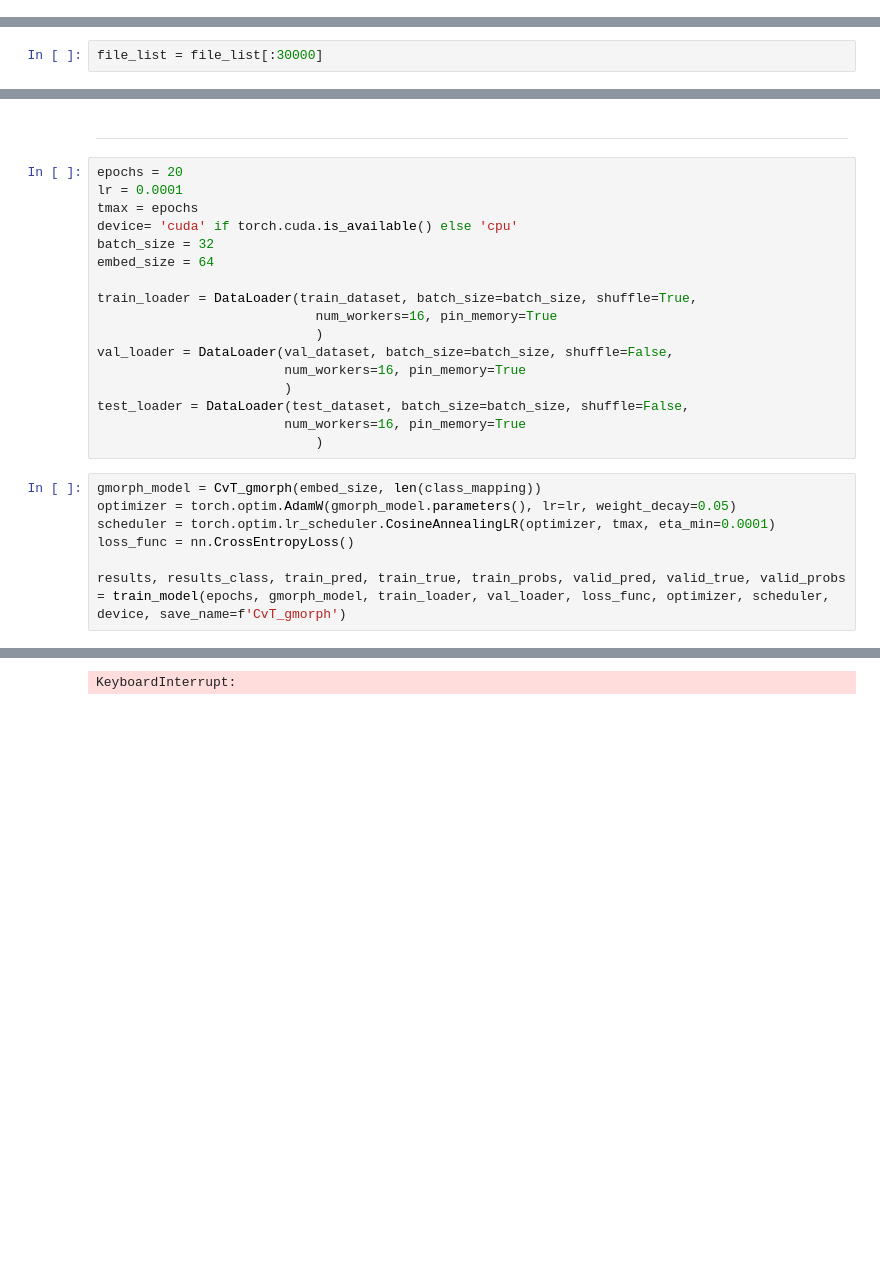
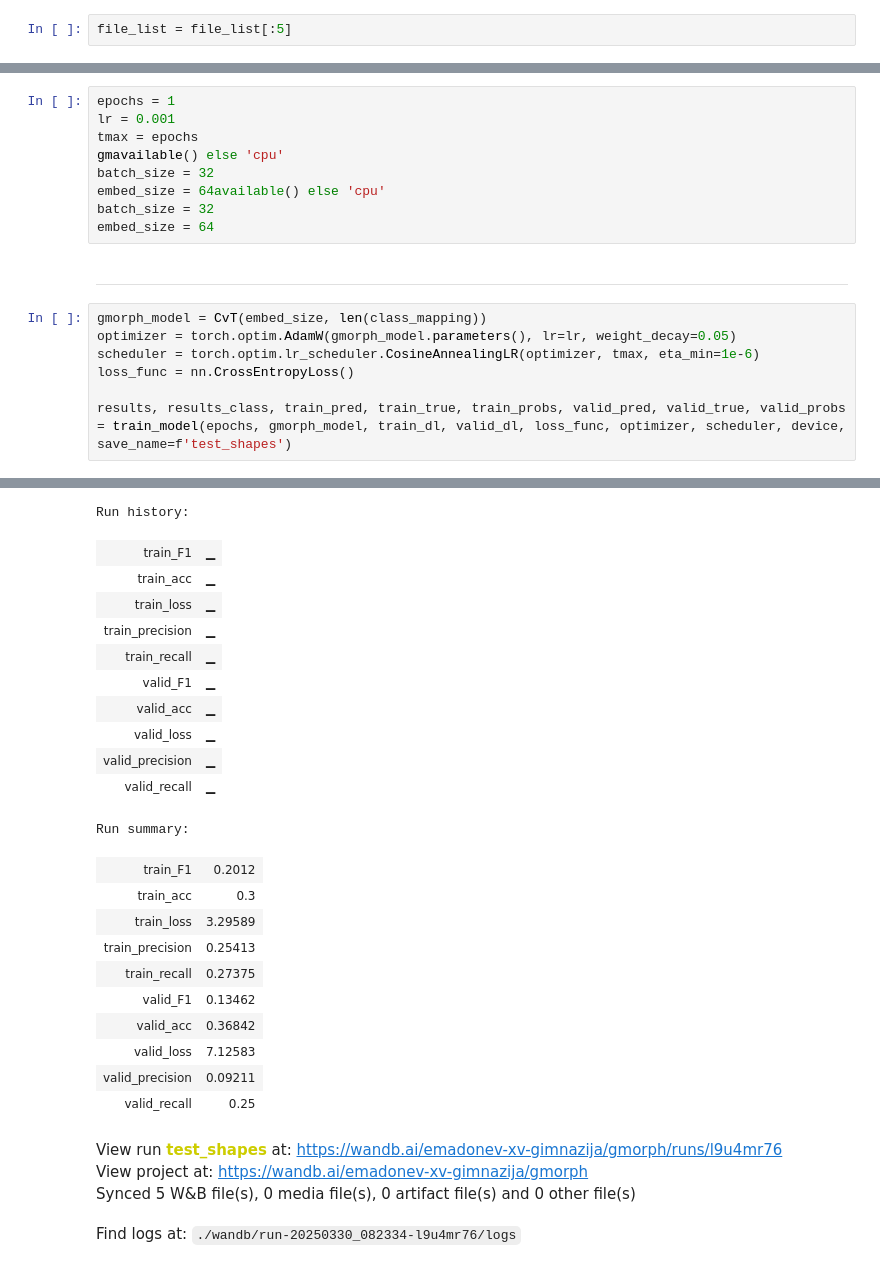
Before and after one commit to emadonev/morfologija_galaksija, a Jupyter notebook: galaxy_morph/nbs/01_data.ipynb, the cells around one changed output, grey strips where cells are left out. Saved outputs shown, nothing was run; the diff lists cells and outputs as text; blank space fills up the shorter version.

```diff
--- a/galaxy_morph/nbs/01_data.ipynb
+++ b/galaxy_morph/nbs/01_data.ipynb
@@ -171,0 +200,2 @@ label_diagram.head()
+# %%
+file_list = file_list[:5]
@@ -192,5 +257,3 @@ file_list = [f for f in file_list if int(f.split('/')[-1].split('.')[0]) in labe
 len(file_list)
 # %% [output]
 243253
-# %%
-file_list = file_list[:30000]
@@ -454,27 +305,19 @@ Training time = 27.99525281985601 minutes
+# %%
+epochs = 1
+lr = 0.001
+tmax = epochs
+gmavailable() else 'cpu'
+batch_size = 32
+embed_size = 64available() else 'cpu'
+batch_size = 32
+embed_size = 64
 # %% [markdown]
 ---
-# %%
-epochs = 20
-lr = 0.0001
-tmax = epochs
-device= 'cuda' if torch.cuda.is_available() else 'cpu'
-batch_size = 32
-embed_size = 64
-
-train_loader = DataLoader(train_dataset, batch_size=batch_size, shuffle=True,
-                            num_workers=16, pin_memory=True
-                            )
-val_loader = DataLoader(val_dataset, batch_size=batch_size, shuffle=False,
-                        num_workers=16, pin_memory=True
-                        )
-test_loader = DataLoader(test_dataset, batch_size=batch_size, shuffle=False,
-                        num_workers=16, pin_memory=True
-                            )
 # %%
-gmorph_model = CvT_gmorph(embed_size, len(class_mapping))
+gmorph_model = CvT(embed_size, len(class_mapping))
 optimizer = torch.optim.AdamW(gmorph_model.parameters(), lr=lr, weight_decay=0.05)
-scheduler = torch.optim.lr_scheduler.CosineAnnealingLR(optimizer, tmax, eta_min=0.0001)
+scheduler = torch.optim.lr_scheduler.CosineAnnealingLR(optimizer, tmax, eta_min=1e-6)
 loss_func = nn.CrossEntropyLoss()
 
-results, results_class, train_pred, train_true, train_probs, valid_pred, valid_true, valid_probs = train_model(epochs, gmorph_model, train_loader, val_loader, loss_func, optimizer, scheduler, device, save_name=f'CvT_gmorph')
+results, results_class, train_pred, train_true, train_probs, valid_pred, valid_true, valid_probs = train_model(epochs, gmorph_model, train_dl, valid_dl, loss_func, optimizer, scheduler, device, save_name=f'test_shapes')
 # %% [output]
@@ -500 +347,26 @@ Epoch 9/20 - Train Loss: 0.6808 - Train Acc: 0.7361 - Valid Loss: 0.7100 - Valid
-KeyboardInterrupt:
+Run history:
+| train_F1 | ▁ |
+| train_acc | ▁ |
+| train_loss | ▁ |
+| train_precision | ▁ |
+| train_recall | ▁ |
+| valid_F1 | ▁ |
+| valid_acc | ▁ |
+| valid_loss | ▁ |
+| valid_precision | ▁ |
+| valid_recall | ▁ |
+Run summary:
+| train_F1 | 0.2012 |
+| train_acc | 0.3 |
+| train_loss | 3.29589 |
+| train_precision | 0.25413 |
+| train_recall | 0.27375 |
+| valid_F1 | 0.13462 |
+| valid_acc | 0.36842 |
+| valid_loss | 7.12583 |
+| valid_precision | 0.09211 |
+| valid_recall | 0.25 |
+View run test_shapes at: https://wandb.ai/emadonev-xv-gimnazija/gmorph/runs/l9u4mr76
+View project at: https://wandb.ai/emadonev-xv-gimnazija/gmorph
+Synced 5 W&B file(s), 0 media file(s), 0 artifact file(s) and 0 other file(s)
+Find logs at: ./wandb/run-20250330_082334-l9u4mr76/logs
```
Also changed, not shown: parts of 25 cells of this notebook, 5 other files.
